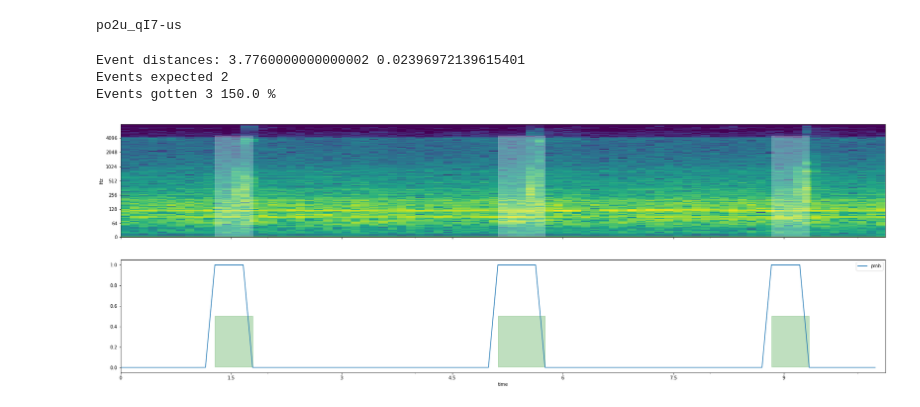
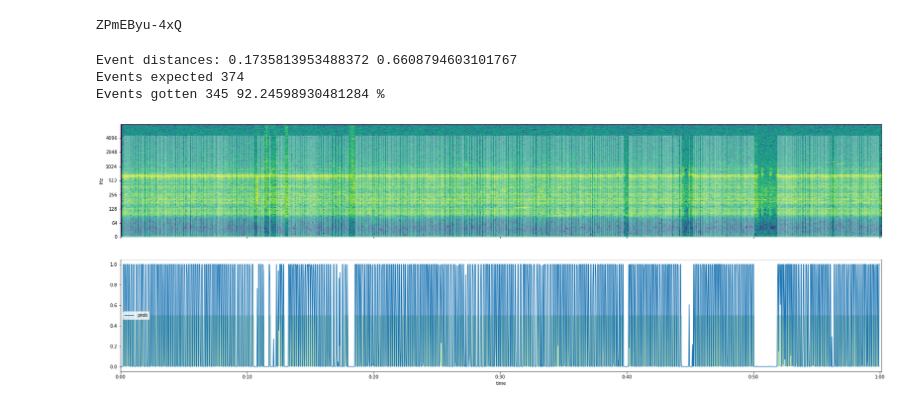
Before and after one commit to jonnor/brewing-audio-event-detection, a Jupyter notebook: notebooks/Labeling.ipynb, the cells around one changed output. Drawn from its saved outputs; the diff is of its cells as text; code cells hidden in the pictures.

Commit message:
Updated model
Fails on file with the highest rate
Probably because too long window size

```diff
--- a/notebooks/Labeling.ipynb
+++ b/notebooks/Labeling.ipynb
@@ -108,7 +109,7 @@ def join_events(series):
     return df
 
 def label_audio(audio,
-    window_length=0.256/2, sr=16000, plot=True,
+    window_length=0.256/8, sr=16000, plot=True,
     on_threshold = 0.5,
     off_threshold = 0.4):
 
@@ -192,40 +193,40 @@ def evaluate(audio, sr, sparse):
     duration = len(audio)/sr
     expected = math.floor(duration / distances.median())
     print('Event distances:', distances.mean(), distances.std()/distances.mean() )
     print('Events expected', expected)
     print('Events gotten', len(distances), (len(distances)/expected)*100, '%')
 
 def label_section(audio, section_id, sr=16000):
 
 
 
     labels, sparse, fig = label_audio(audio, sr=sr)
 
     evaluate(audio=audio, sr=sr, sparse=sparse)
 
     fig.savefig(f"labels.{section_id}.png", bbox_inches='tight', pad_inches=0)
 
     brewaed.labels.write(labels, f'labels.{section_id}.txt')
 
 
-for idx, row in files.iloc[3+5:].iterrows():
+for idx, row in files.tail(1).iterrows():
     # Load audio
     sr = 16000
 
     section_id = idx
     print(section_id)
 
     librosa.get_duration(filename=row.path)
 
-    audio, sr = librosa.load(row.path, offset=10.0, duration=1*60, sr=sr)
+    audio, sr = librosa.load(row.path, offset=0.0, duration=1*60, sr=sr)
 
     label_section(audio, section_id, sr=sr)
 # %% [output]
-po2u_qI7-us
+ZPmEByu-4xQ
-Event distances: 3.7760000000000002 0.02396972139615401
-Events expected 2
-Events gotten 3 150.0 %
+Event distances: 0.1735813953488372 0.6608794603101767
+Events expected 374
+Events gotten 345 92.24598930481284 %
-[figure, old version]
+[figure, new version]
 # %%
 label_dir = os.path.join(data_dir, 'labels')
 
```
Also changed, not shown: parts of 1 cell of this notebook, 1 other file.
